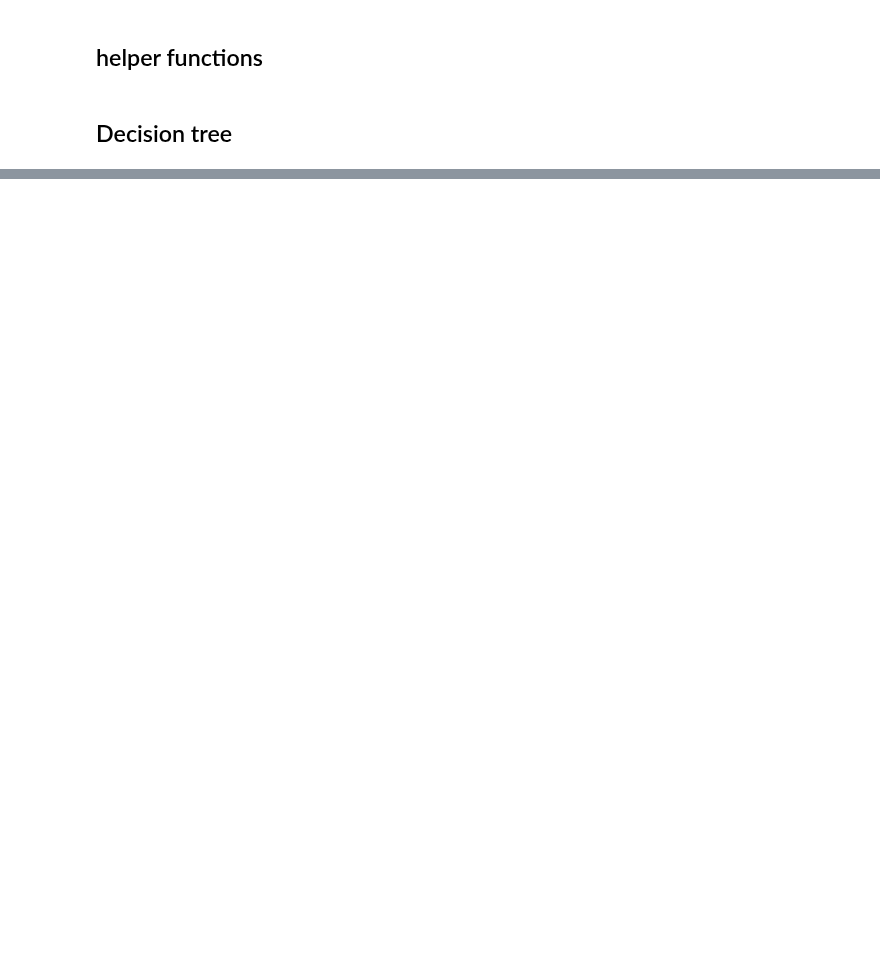
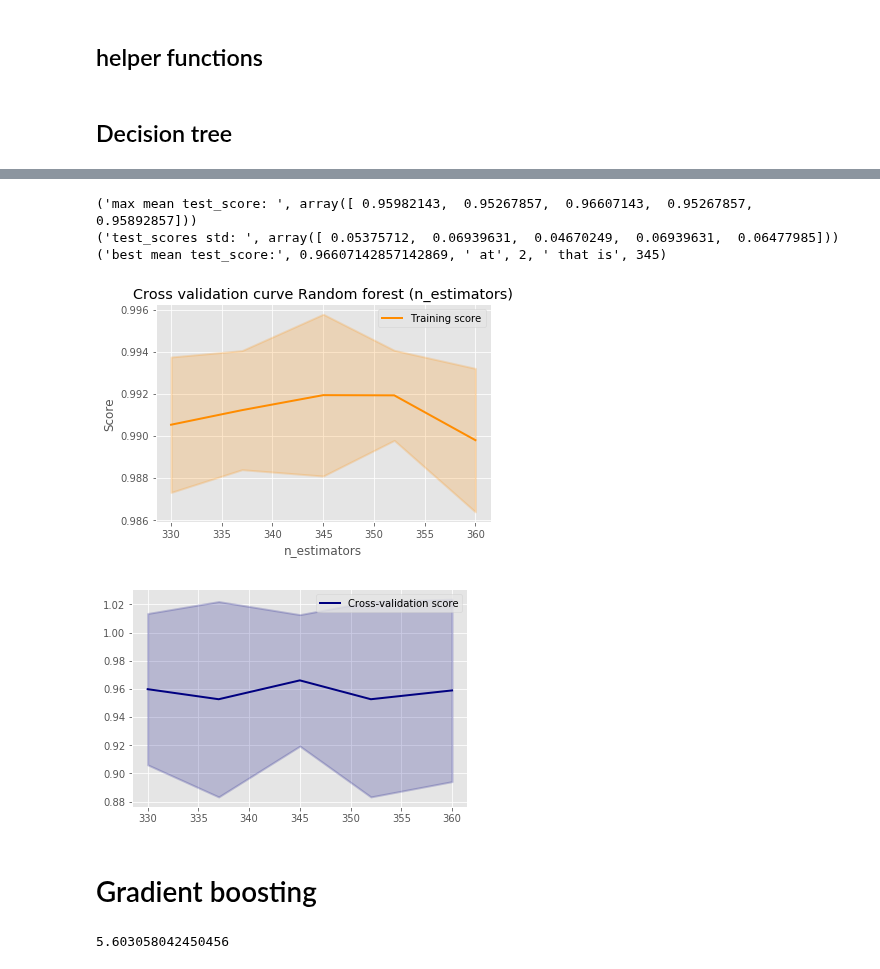
Before and after one commit to jennyzeng/Minecraft-AI, a Jupyter notebook: TraditionalML.ipynb, the cells around one changed output, grey strips where cells are left out. Cells and saved outputs as stored; diff of their text form; code cells hidden in the pictures; blank space fills up the shorter version.

```diff
--- a/TraditionalML.ipynb
+++ b/TraditionalML.ipynb
@@ -192,0 +352,31 @@ plot_validation_curve_lin(train_scores, test_scores, "Validation curve Decision
+# %%
+data1 = np.loadtxt('/notebooks/Minecraft-AI/mc-data/pig_binary.txt', delimiter=';')
+np.random.shuffle(data1)
+Xp = data1[:,:-1]
+Yp = data1[:,-1].astype(np.int64)
+data_scaler = preprocessing.StandardScaler().fit(Xp)
+Xp_scaled = data_scaler.transform(Xp)
+# Xtr, Ytr = X_scaled, Y
+#Xtr, Ytr = X, Y
+Xptr, Xpte, Yptr, Ypte = ml.splitData(Xp_scaled,Yp,train_fraction=0.8)
+# %%
+param_range =np.linspace(330,360,5, dtype="int")
+train_scores, test_scores = validation_curve(
+    RandomForestClassifier(criterion="gini",
+    max_features=4,
+    max_depth=14,
+    min_samples_split=8,
+    min_samples_leaf=4,
+    class_weight="balanced"
+                          ), Xptr, Yptr, param_name="n_estimators", param_range=param_range,
+    cv=10, scoring=make_scorer(roc_auc_score), n_jobs=5)
+# %%
+plot_validation_curve_lin(train_scores, test_scores, "Cross validation curve Random forest (n_estimators)", "n_estimators",param_range)
+# %% [output]
+('max mean test_score: ', array([ 0.95982143,  0.95267857,  0.96607143,  0.95267857,  0.95892857]))
+('test_scores std: ', array([ 0.05375712,  0.06939631,  0.04670249,  0.06939631,  0.06477985]))
+('best mean test_score:', 0.96607142857142869, ' at', 2, ' that is', 345)
+[figure, added]
+[figure, added]
+# %% [markdown]
+# Gradient boosting
@@ -192,0 +390,4 @@ plot_validation_curve_lin(train_scores, test_scores, "Validation curve Decision
+# %%
+test_error2
+# %% [output]
+5.603058042450456
```
Also changed, not shown: parts of 43 cells of this notebook.
